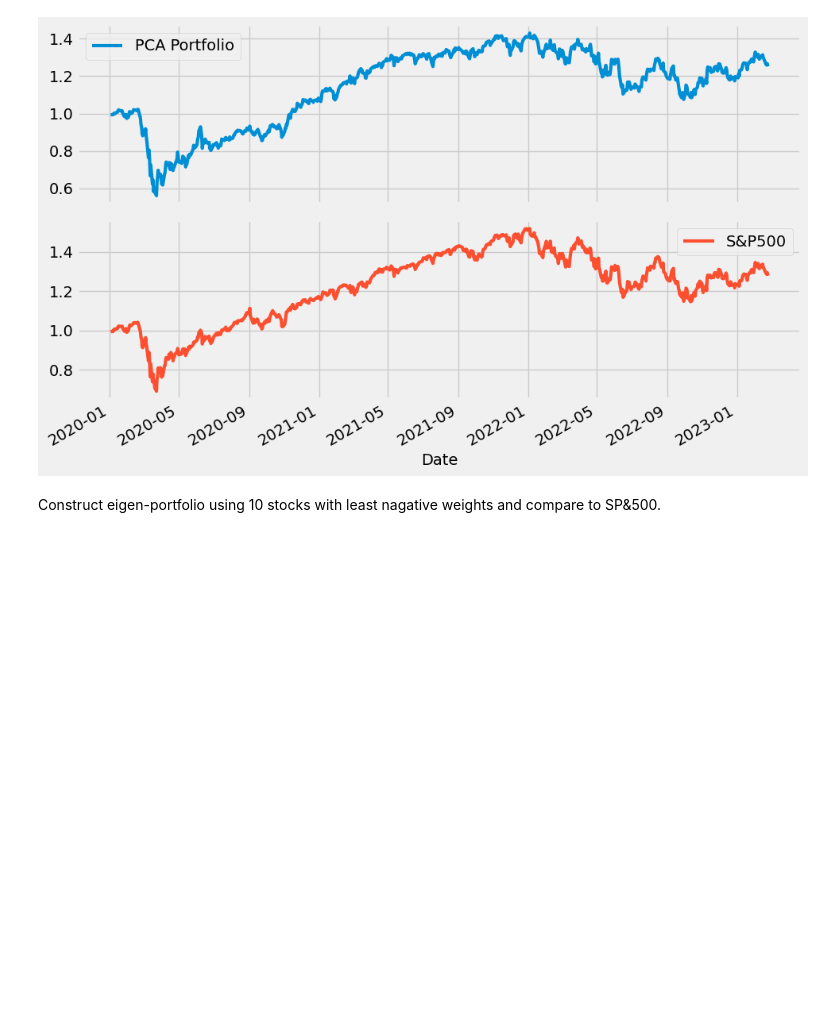
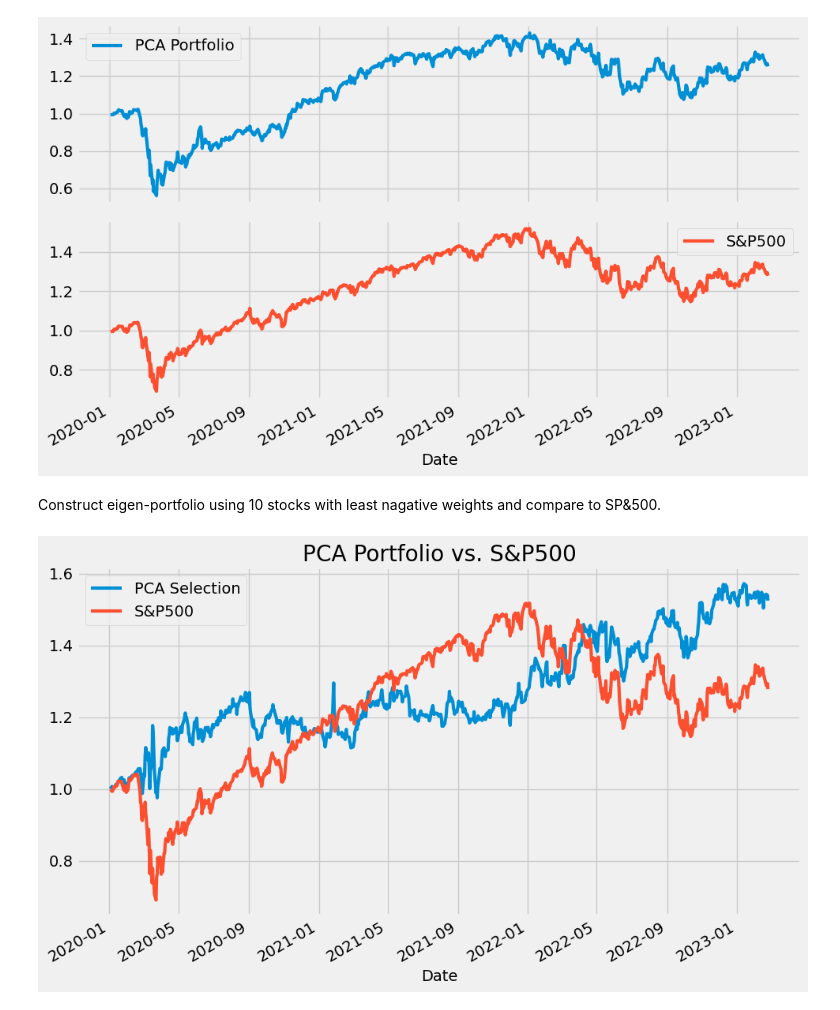
Before and after one commit to pkur3k/Principal-Component-Analysis-of-Equity-Returns, a Jupyter notebook: PCA_equity_returns_SP500.ipynb, the cells around one changed output. Saved outputs shown, nothing was run; the diff lists cells and outputs as text; code cells hidden in the pictures; blank space fills up the shorter version.

Commit message:
first_analysis: finish first attempt

```diff
--- a/PCA_equity_returns_SP500.ipynb
+++ b/PCA_equity_returns_SP500.ipynb
@@ -85,10 +85,10 @@ plt.tight_layout()
 # %% [markdown]
 Construct eigen-portfolio using 10 stocks with least nagative weights and compare to SP&500.
 # %%
-weighted_daily_returns = daily_returns[pc1.nlargest(10).index].mean(1)
+weighted_daily_returns = daily_returns[first_pc.nlargest(10).index].mean(1)
 weighted_daily_returns.cumsum().apply(np.exp).plot(figsize=(15,5), grid=True, linewidth=3, title='PCA Portfolio vs. S&P500')
 sp_prices['2020':].apply(np.log).diff(1).cumsum().apply(np.exp).plot(figsize=(10,6), grid=True, linewidth=3)
 plt.legend(['PCA Selection', 'S&P500'])
-
 plt.tight_layout()
-plt.savefig('tmp.png')
+# %% [output]
+[figure, added]
```
